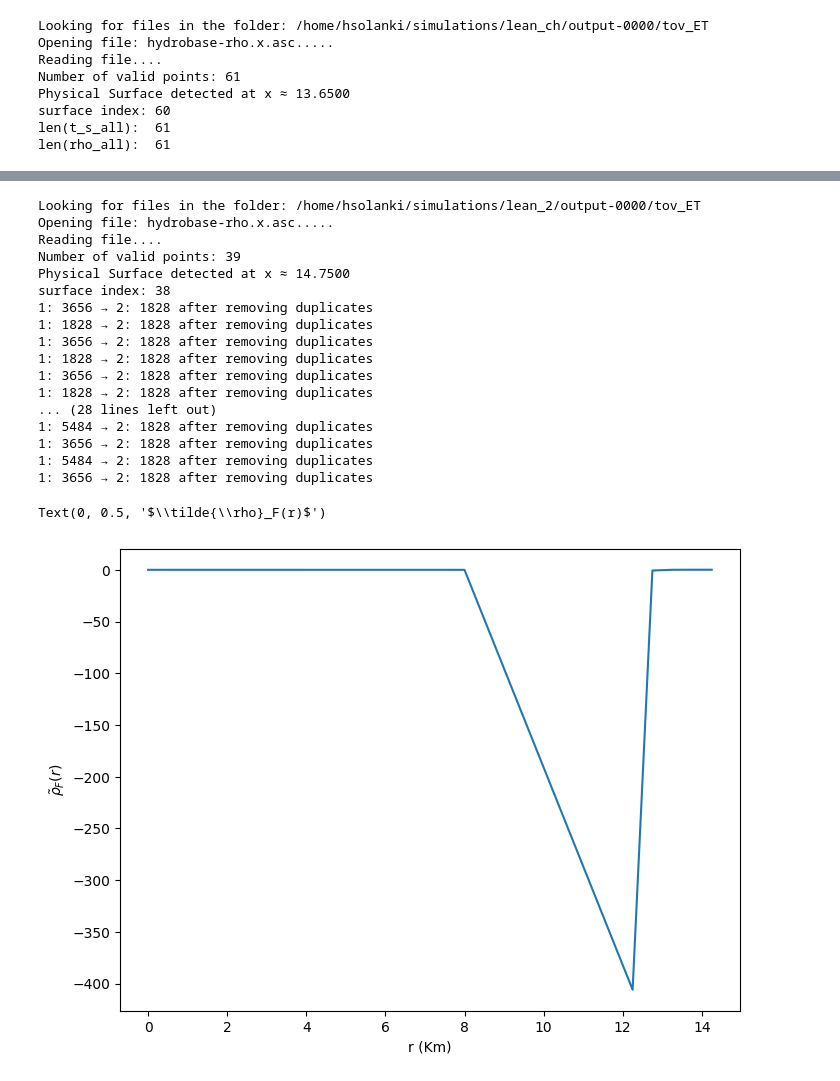
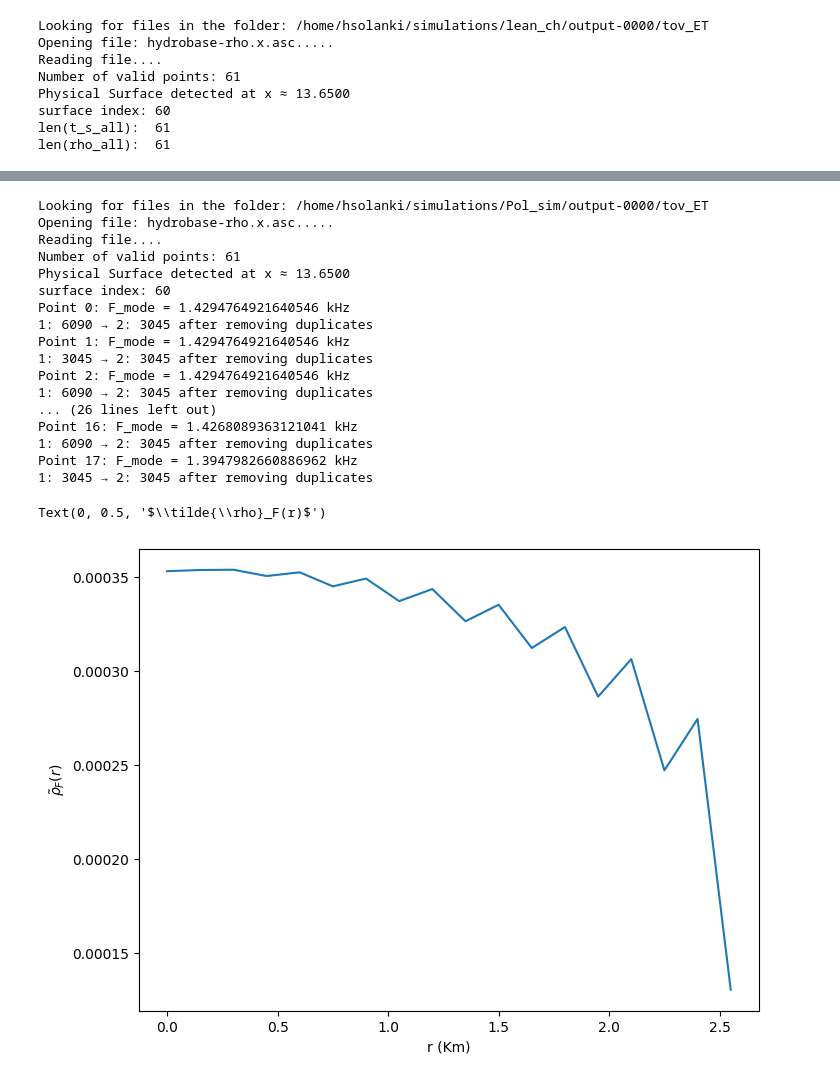
Before and after one commit to harsh-c0ds/My-Work, a Jupyter notebook: TOV/mode_ext.ipynb, the cells around one changed output, grey strips where cells are left out. Cells and saved outputs as stored; diff of their text form; code cells hidden in the pictures.

```diff
--- a/TOV/mode_ext.ipynb
+++ b/TOV/mode_ext.ipynb
@@ -179,13 +336,13 @@ x_p_ch, surface_ixd_ch, surface_x_ch = detect_star_surface(lean_ch, filename="hy
 # t_s_all_h, rho_all_h = load_time_series(file_path_2)
 # t_s_all_v, v_all = load_time_series(file_velocity)
 #t_s_all_P, rho_all_P = load_time_series(file_path_adm)
-t_s_all_ch, rho_all_ch = load_time_series(file_lean_ch)
+t_s_all_ch, rho_all_ch = load_time_series(file_path_adm)
 
 # t_s_all_l = t_s_all_l / 203  # convert to ms
 # t_s_all_m = t_s_all_m / 203  # convert to ms
 # t_s_all_h = t_s_all_h / 203  # convert to ms
 # t_s_all_v = t_s_all_v / 203  # convert to ms
-t_s_all_ch = t_s_all_ch / 203  # convert to ms
+#t_s_all_ch = t_s_all_ch / 203  # convert to ms
 
 #t_s_all_P = t_s_all_P / 203  # convert to ms
 # %% [output]
@@ -199,7 +356,7 @@ len(t_s_all):  61
 len(rho_all):  61
 # %%
 ### Time_series Check ###
-ik = 0
+ik = 20
 
 # t_l = t_s_all_l[ik]
 # rho_l = rho_all_l[ik]
@@ -251,7 +408,7 @@ plt.figure(figsize=(10,6))
 # plt.plot(t_l, rho_l, label="LeanBSSN_low", color="blue", alpha=0.6)
 # plt.plot(t_m, rho_m, label="LeanBSSN_mid", color="green", alpha=0.6)
 # plt.plot(t_h, rho_h, label="LeanBSSN_high", color="red", alpha=0.6)
-plt.plot(t_ch, rho_ch, label="LeanBSSN_ch", color="orange", alpha=0.6)
+plt.plot(t_ch, rho_ch, label="ADM_BSSN_high", color="orange", alpha=0.6)
 plt.xlabel("Time (ms)")
 plt.ylabel(r"Central Density $\rho_c$")
 plt.title("Timeseries of Central Density Comparison")
@@ -295,7 +452,7 @@ freq_ch, power_ch = fourier_transform(t_ch, rho_ch)
 
 peaks_ch, properties = find_peaks(
     power_ch,
-    height=np.max(power_ch) * 0.07,
+    height=np.max(power_ch) * 0.85,
     prominence=np.percentile(power_ch, 95) * 0.35,
     width=8,
 )
@@ -391,16 +548,16 @@ plt.show()
 ### Eigenfunction Extraction ###
 
     #Detect star surface to get x_p
-x_p, surface_ixd_l, surface_x = detect_star_surface(sim_dir_lean, filename="hydrobase-rho.x.asc")
+x_p, surface_ixd_l, surface_x = detect_star_surface(adm, filename="hydrobase-rho.x.asc")
 
 
 F_amp_complex = []
 F_freq = []
 
-for i in range(0, 38):
+for i in range(0, 18):
 
-    t_s = t_s_all_l[i]
-    rho = rho_all_l[i]
+    t_s = t_s_all_ch[i]
+    rho = rho_all_ch[i]
     lim = (t_s >= 0.5) & (t_s <= 5)
     t_s = t_s[lim]
     rho = rho[lim]
@@ -410,15 +567,15 @@ for i in range(0, 38):
     freq, power = fourier_transform(t_s, rho)
     peaks, properties = find_peaks(
         power,
-        height=np.max(power) * 0.07,
+        height=np.max(power) * 0.85,
         prominence=np.percentile(power, 95) * 0.35,
         width=8,
     )                                # suppress narrow noise spikes 3.5
 
-    # f_F = freq[peaks[0]]  # Frequency of fundamental mode in kHz
-    # F_freq.append(f_F)
-    # print(f"Point {i}: F_mode = {f_F} kHz")
-    f_F = F_c_l
+    f_F = freq[peaks[0]]  # Frequency of fundamental mode in kHz
+    F_freq.append(f_F)
+    print(f"Point {i}: F_mode = {f_F} kHz")
+    #f_F = F_c_h
 
     # Remove duplicate / non-increasing times
     unique_mask = np.diff(t_s, prepend=t_s[0] - 1.0) > 0
@@ -431,48 +588,48 @@ for i in range(0, 38):
     # Trapezoidal weights
     dt = np.zeros_like(t)
     dt[1:-1] = 0.5 * (t[2:] - t[:-2])
-    dt[0] = t[1] - t[0]
+    dt[0] =  t[1] - t[0]
     dt[-1] = t[-1] - t[-2]
 
     # Projection onto F-mode
     rho_tilde_F = np.sum(
         rho * np.exp(-2j * np.pi * f_F * t) * dt
     )
 
     F_amp_complex.append(rho_tilde_F)
     #print(f"amp_F = {abs(rho_tilde_F)}")
 
 F_amp_complex = np.array(F_amp_complex)
 
 
 eig = np.real(F_amp_complex)
 
 
 # Radius
 r = x_p[:len(eig)]
 
 # Plot
 plt.figure(figsize=(8,6))
 plt.plot(r,eig)
 plt.xlabel("r (Km)")
 plt.ylabel(r"$\tilde{\rho}_F(r)$")
 # %% [output]
-Looking for files in the folder: /home/hsolanki/simulations/lean_2/output-0000/tov_ET
+Looking for files in the folder: /home/hsolanki/simulations/Pol_sim/output-0000/tov_ET
 Opening file: hydrobase-rho.x.asc.....
 Reading file....
-Number of valid points: 39
-Physical Surface detected at x ≈ 14.7500
-surface index: 38
-1: 3656 → 2: 1828 after removing duplicates
-1: 1828 → 2: 1828 after removing duplicates
-1: 3656 → 2: 1828 after removing duplicates
-1: 1828 → 2: 1828 after removing duplicates
-1: 3656 → 2: 1828 after removing duplicates
-1: 1828 → 2: 1828 after removing duplicates
-... (28 lines left out)
-1: 5484 → 2: 1828 after removing duplicates
-1: 3656 → 2: 1828 after removing duplicates
-1: 5484 → 2: 1828 after removing duplicates
-1: 3656 → 2: 1828 after removing duplicates
+Number of valid points: 61
+Physical Surface detected at x ≈ 13.6500
+surface index: 60
+Point 0: F_mode = 1.4294764921640546 kHz
+1: 6090 → 2: 3045 after removing duplicates
+Point 1: F_mode = 1.4294764921640546 kHz
+1: 3045 → 2: 3045 after removing duplicates
+Point 2: F_mode = 1.4294764921640546 kHz
+1: 6090 → 2: 3045 after removing duplicates
+... (26 lines left out)
+Point 16: F_mode = 1.4268089363121041 kHz
+1: 6090 → 2: 3045 after removing duplicates
+Point 17: F_mode = 1.3947982660886962 kHz
+1: 3045 → 2: 3045 after removing duplicates
 Text(0, 0.5, '$\\tilde{\\rho}_F(r)$')
-[figure, old version]
+[figure, new version]
```
Also changed, not shown: parts of 4 cells of this notebook, 2 other files.
